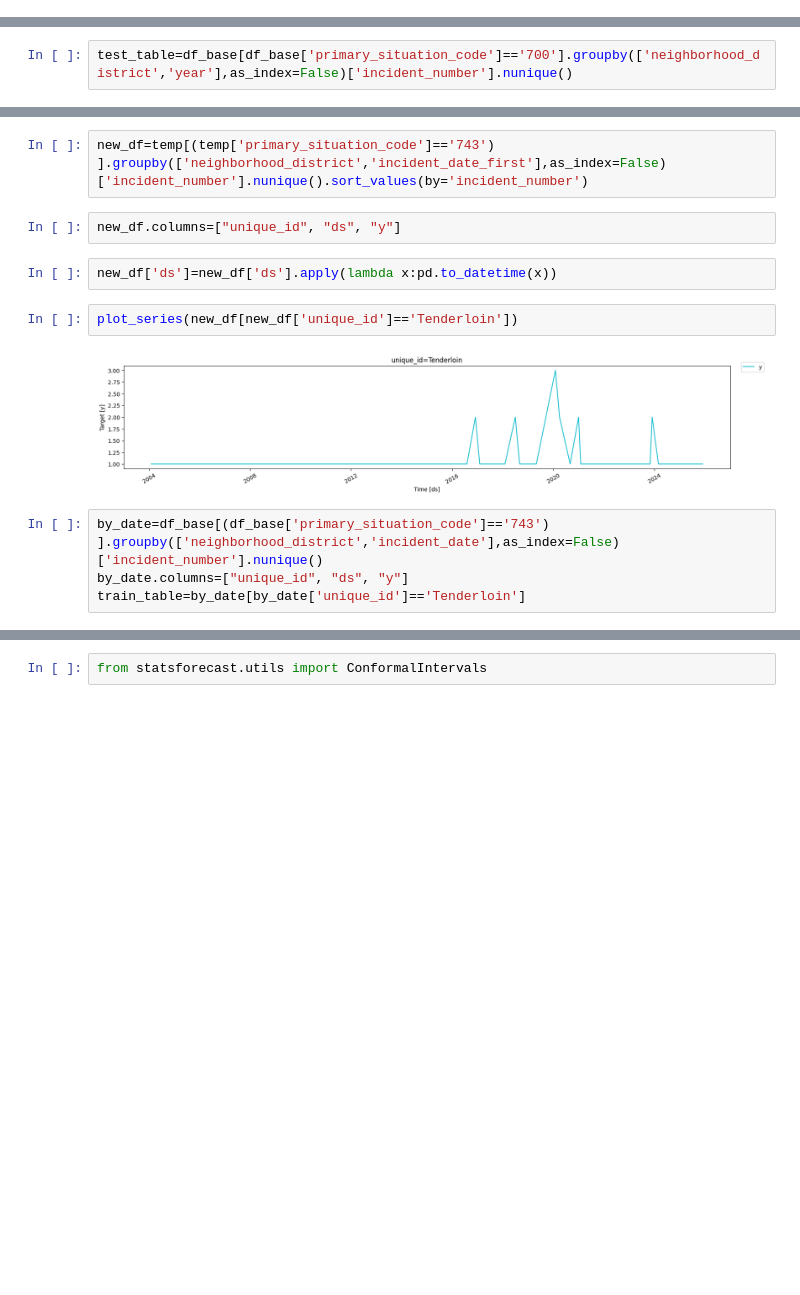
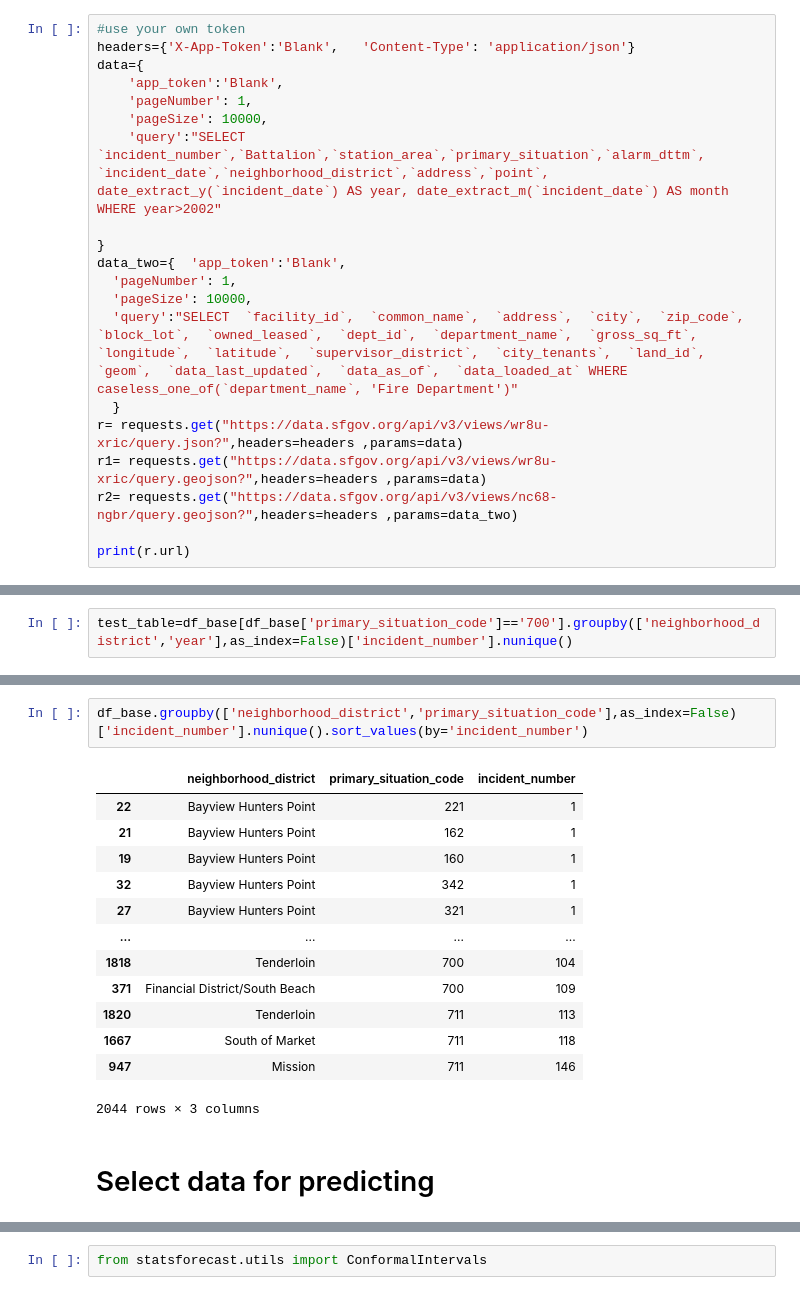
Before and after one commit to griffintighe/fire_ml, a Jupyter notebook: explore.ipynb, the cells around one changed output, grey strips where cells are left out. Saved outputs shown, nothing was run; the diff lists cells and outputs as text; blank space fills up the shorter version.

```diff
--- a/explore.ipynb
+++ b/explore.ipynb
@@ -312,0 +47,20 @@ df_base[df_base['neighborhood_district']=='nan']
+# %%
+#use your own token
+headers={'X-App-Token':'Blank',   'Content-Type': 'application/json'}
+data={
+    'app_token':'Blank',
+    'pageNumber': 1,
+    'pageSize': 10000,
+    'query':"SELECT `incident_number`,`Battalion`,`station_area`,`primary_situation`,`alarm_dttm`, `incident_date`,`neighborhood_district`,`address`,`point`, date_extract_y(`incident_date`) AS year, date_extract_m(`incident_date`) AS month WHERE year>2002"
+
+}
+data_two={  'app_token':'Blank',
+  'pageNumber': 1,
+  'pageSize': 10000,
+  'query':"SELECT  `facility_id`,  `common_name`,  `address`,  `city`,  `zip_code`,  `block_lot`,  `owned_leased`,  `dept_id`,  `department_name`,  `gross_sq_ft`,  `longitude`,  `latitude`,  `supervisor_district`,  `city_tenants`,  `land_id`,  `geom`,  `data_last_updated`,  `data_as_of`,  `data_loaded_at` WHERE caseless_one_of(`department_name`, 'Fire Department')"
+  }
+r= requests.get("https://data.sfgov.org/api/v3/views/wr8u-xric/query.json?",headers=headers ,params=data)
+r1= requests.get("https://data.sfgov.org/api/v3/views/wr8u-xric/query.geojson?",headers=headers ,params=data)
+r2= requests.get("https://data.sfgov.org/api/v3/views/nc68-ngbr/query.geojson?",headers=headers ,params=data_two)
+
+print(r.url)
@@ -895,14 +147,18 @@ See the caveats in the documentation: https://pandas.pydata.org/pandas-docs/stab
-# %%
-new_df=temp[(temp['primary_situation_code']=='743')   ].groupby(['neighborhood_district','incident_date_first'],as_index=False)['incident_number'].nunique().sort_values(by='incident_number')
-# %%
-new_df.columns=["unique_id", "ds", "y"]
-# %%
-new_df['ds']=new_df['ds'].apply(lambda x:pd.to_datetime(x))
-# %%
-plot_series(new_df[new_df['unique_id']=='Tenderloin'])
-# %% [output]
-[figure, removed]
-# %%
-by_date=df_base[(df_base['primary_situation_code']=='743')   ].groupby(['neighborhood_district','incident_date'],as_index=False)['incident_number'].nunique()
-by_date.columns=["unique_id", "ds", "y"]
-train_table=by_date[by_date['unique_id']=='Tenderloin']
+# %%
+df_base.groupby(['neighborhood_district','primary_situation_code'],as_index=False)['incident_number'].nunique().sort_values(by='incident_number')
+# %% [output]
+|  | neighborhood_district | primary_situation_code | incident_number |
+| 22 | Bayview Hunters Point | 221 | 1 |
+| 21 | Bayview Hunters Point | 162 | 1 |
+| 19 | Bayview Hunters Point | 160 | 1 |
+| 32 | Bayview Hunters Point | 342 | 1 |
+| 27 | Bayview Hunters Point | 321 | 1 |
+| ... | ... | ... | ... |
+| 1818 | Tenderloin | 700 | 104 |
+| 371 | Financial District/South Beach | 700 | 109 |
+| 1820 | Tenderloin | 711 | 113 |
+| 1667 | South of Market | 711 | 118 |
+| 947 | Mission | 711 | 146 |
+2044 rows × 3 columns
+# %% [markdown]
+# Select data for predicting
```
Also changed, not shown: parts of 142 cells of this notebook, 2 other files.
